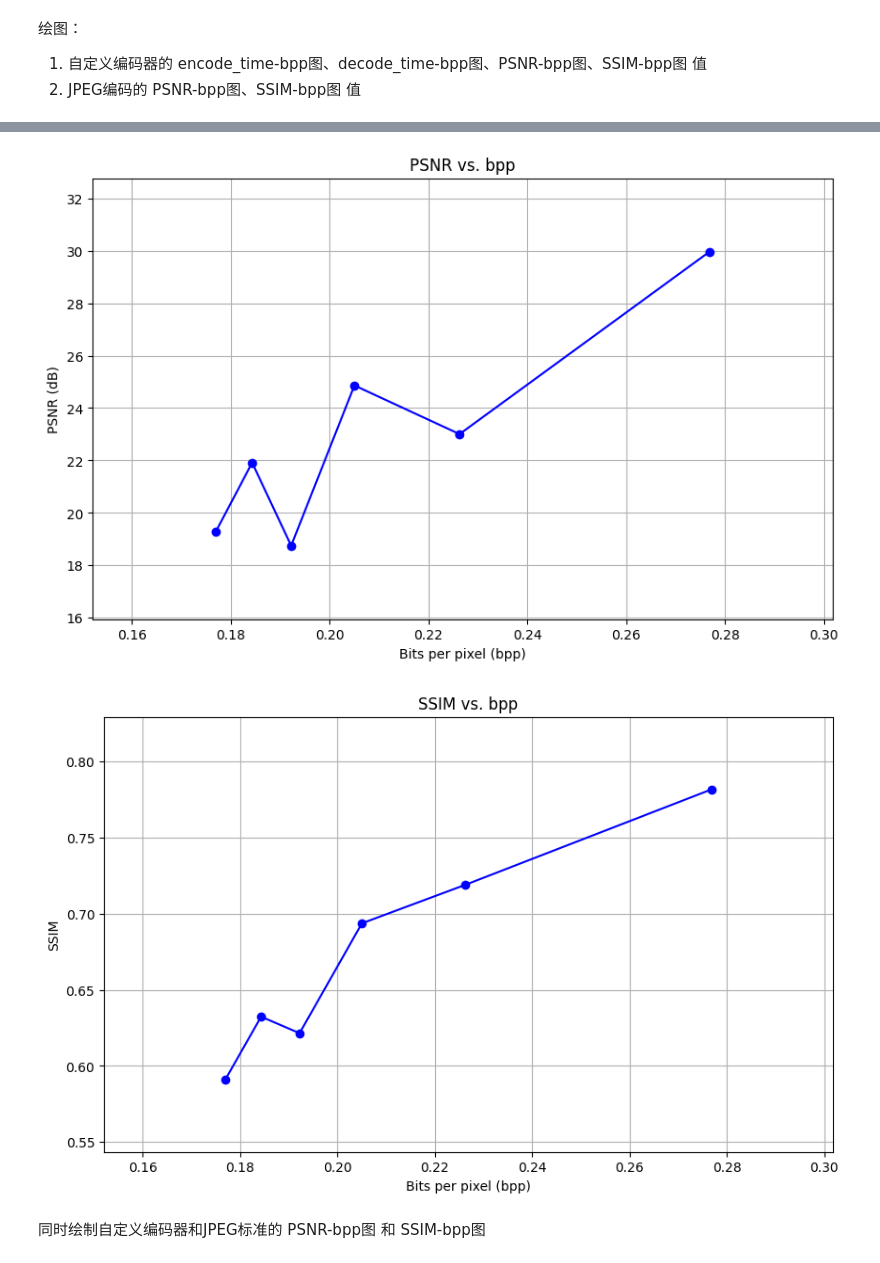
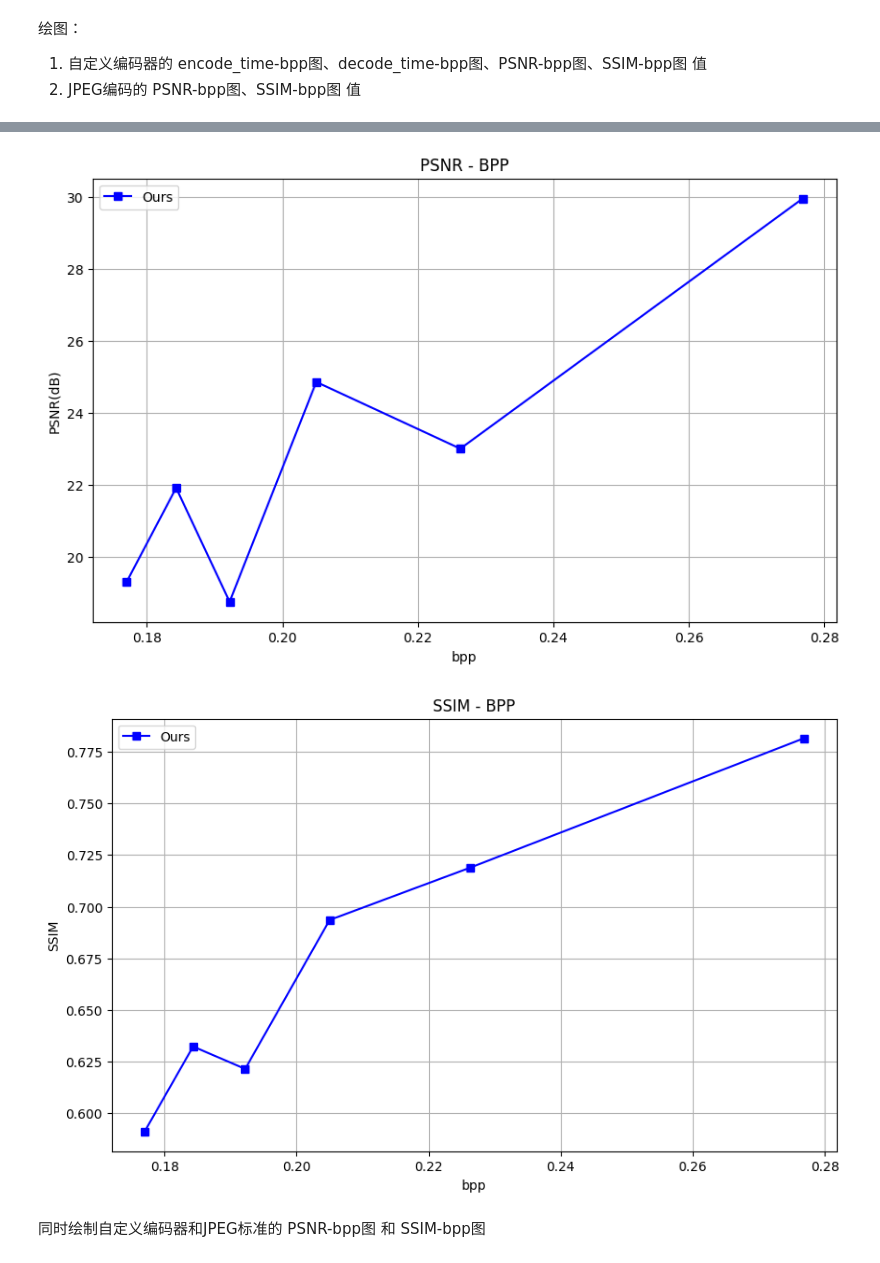
Before and after one commit to Mech-Who/JP2K_encoder_decoder_system, a Jupyter notebook: explain.ipynb, the cells around one changed output, grey strips where cells are left out. Drawn from its saved outputs; the diff is of its cells as text; code cells hidden in the pictures.

```diff
--- a/explain.ipynb
+++ b/explain.ipynb
@@ -26,7 +42,12 @@ from src.config_.path_config import SRC_IMG_ROOT, ENCODED_IMG_ROOT, DECODED_IMG_
 
 主要评价指标包括PSNR和SSMI值，计算bpp用于绘制PSNR-bpp和SSMI-bpp图。
 # %%
-def bpp(file_size, image_size):
+def bpp(file_size: int, image_size: Iterable) -> float:
+    """
+    根据给定的文件大小和图片尺寸，计算bpp的值
+    :param file_size: int 文件大小
+    :param image_size: 图片的形状尺寸，至少包含h和w，如果是彩色图像则还需要通道c
+    """
     if len(image_size) == 3:
         h, w, c = image_size
         bpp_value = file_size / (h * w * c)
@@ -107,11 +180,14 @@ def get_data(path_list, calculate_func, q_factor, **kwargs):
         decode_times.append(decode_time)
     return bpp_list, psnr_list, ssim_list, encode_times, decode_times
 # %%
+# 定义自定义的编解码器对象
 encoder = MYJPEncoder(tile_size=128)
 decoder = MYJPDecoder(tile_size=128)
 
+# 指定量化系数和质量参数的列表
 factor_list = range(10, 70, 10)
 
+# 用于记录自定义编解码器的数据
 my_metrics = {
     "bpp": [],
     "psnr": [],
@@ -120,6 +196,7 @@ my_metrics = {
     "decode_time": []
 }
 
+# 用于记录JPEG编解码器的数据
 jpeg_metrics = {
     "bpp": [],
     "psnr": [],
@@ -128,19 +205,21 @@ jpeg_metrics = {
     "decode_time": []
 }
 
+# 计算平均值的函数（也许定义成lambda更合适）
 def avg(num_list):
     return sum(num_list) / len(num_list)
 
+# 每一个量化系数或质量参数，计算一次kodok数据集的平均值
 for q_factor in factor_list:
-    # MY
-    bpp_list, psnr_list, ssim_list, encode_times, decode_times = get_data(kodok_list, calculate, q_factor, encoder=encoder, decoder=decoder)
+    # MYJP
+    bpp_list, psnr_list, ssim_list, encode_times, decode_times = get_data(calculate, kodok_list, q_factor, encoder=encoder, decoder=decoder)
     my_metrics["bpp"].append(avg(bpp_list))
     my_metrics["psnr"].append(avg(psnr_list))
     my_metrics["ssim"].append(avg(ssim_list))
     my_metrics["encode_time"].append(avg(encode_times))
     my_metrics["decode_time"].append(avg(decode_times))
     # JPEG
-    bpp_list, psnr_list, ssim_list, encode_times, decode_times = get_data(kodok_list, calculate_jpeg, q_factor)
+    bpp_list, psnr_list, ssim_list, encode_times, decode_times = get_data(calculate_jpeg, kodok_list, q_factor)
     jpeg_metrics["bpp"].append(avg(bpp_list))
     jpeg_metrics["psnr"].append(avg(psnr_list))
     jpeg_metrics["ssim"].append(avg(ssim_list))
@@ -272,15 +335,37 @@ draw_time(my_metrics["decode_time"], my_metrics["bpp"])
 # %%
+# 计算 PSNR 的显示上下界
 psnr_scale = (max(my_metrics["psnr"]) - min(my_metrics["psnr"]))/4
 psnr_lim = (min(my_metrics["psnr"]) - psnr_scale, max(my_metrics["psnr"]) + psnr_scale)
 
+# 计算 SSIM 的显示上下界
 ssim_scale = (max(my_metrics["ssim"]) - min(my_metrics["ssim"]))/4
 ssim_lim = (min(my_metrics["ssim"]) - ssim_scale, max(my_metrics["ssim"]) + ssim_scale)
 
-draw_psnr(my_metrics["psnr"], my_metrics["bpp"], xlim=bpp_lim, ylim=psnr_lim)
-draw_ssim(my_metrics["ssim"], my_metrics["bpp"], xlim=bpp_lim, ylim=ssim_lim)
+# 绘制 PSNR - bpp 图
+draw_line(
+    x_data_lists=[my_metrics["bpp"]],
+    y_data_lists=[my_metrics["psnr"]],
+    line_label_lists=["Ours"],
+    marker_list=["s"],
+    color_list=["b"],
+    title="PSNR - BPP",
+    xlabel="bpp", ylabel="PSNR(dB)",
+    xlim=bpp_lim, ylim=psnr_lim
+    )
+# 绘制 SSIM - bpp 图
+draw_line(
+    x_data_lists=[my_metrics["bpp"]],
+    y_data_lists=[my_metrics["ssim"]],
+    line_label_lists=["Ours"],
+    marker_list=["s"],
+    color_list=["b"],
+    title="SSIM - BPP",
+    xlabel="bpp", ylabel="SSIM",
+    xlim=bpp_lim, ylim=ssim_lim
+    )
 # %% [output]
-[figure, old version]
+[figure, new version]
-[figure, old version]
+[figure, new version]
 # %% [markdown]
 同时绘制自定义编码器和JPEG标准的 PSNR-bpp图 和 SSIM-bpp图
 # %%
```
Also changed, not shown: parts of 11 cells of this notebook.
